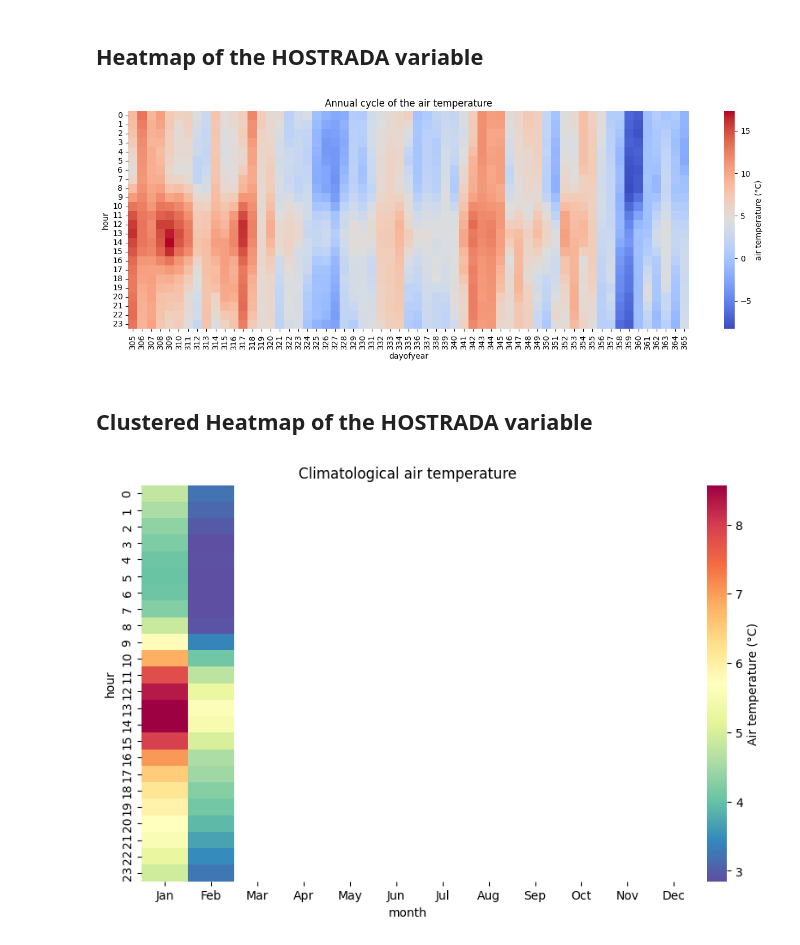
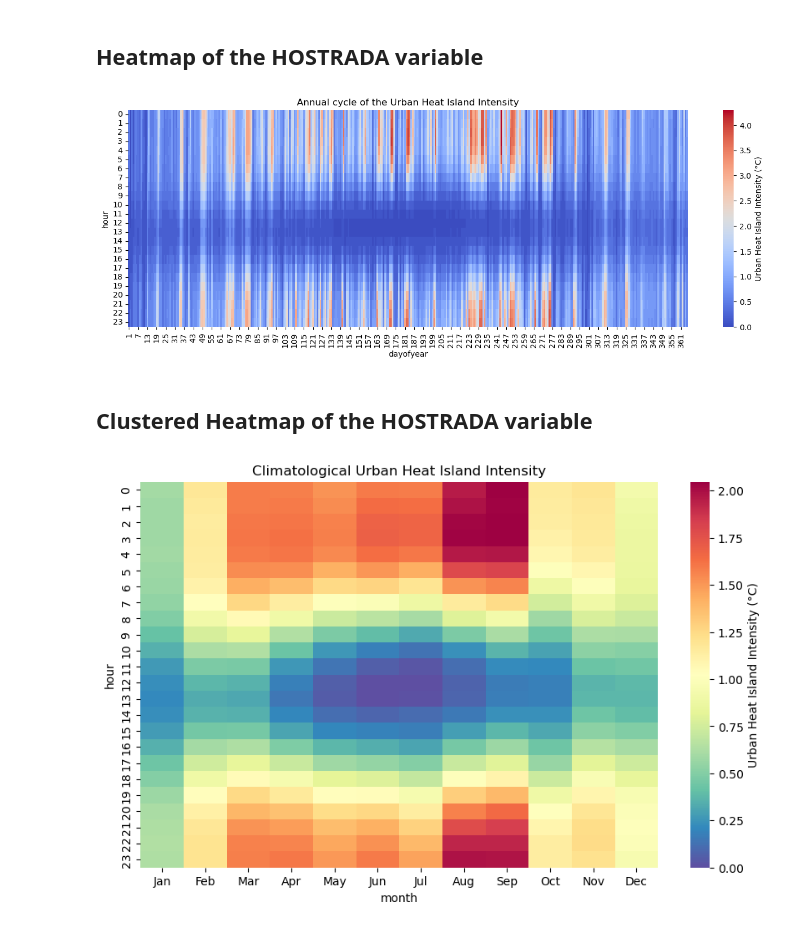
Before and after one commit to UdK-VPT/hostrada4py, a Jupyter notebook: hostradaPoint.ipynb, the cells around one changed output. Saved outputs shown, nothing was run; the diff lists cells and outputs as text; code cells hidden in the pictures.

```diff
--- a/hostradaPoint.ipynb
+++ b/hostradaPoint.ipynb
@@ -9,10 +9,10 @@ import seaborn as sns
 
 from hostrada4py import hostradaPoint as hp
 
-HOSTRADA_VAR = "tas" # outside air temperature
-#HOSTRADA_VAR = "sfcWinds" # wind speed
-#HOSTRADA_VAR = "sfcWindd" # wind direction
-#HOSTRADA_VAR = "uhi" # Urban Heat Island Intensity
+#HOSTRADA_VAR = "tas" # outside air temperature
+#HOSTRADA_VAR = "sfcWind" # wind speed
+#HOSTRADA_VAR = "sfcWind_direction" # wind direction
+HOSTRADA_VAR = "uhi" # Urban Heat Island Intensity
 #HOSTRADA_VAR = "rsds" # global radiation
 #HOSTRADA_VAR = "clt" # cloud cover
 #HOSTRADA_VAR = "hurs" # relative humidity
@@ -72,9 +84,9 @@ if HOSTRADA_VAR == "tas":
     title = "Air temperature in °C"
 elif HOSTRADA_VAR == "uhi":
     title = "Urban Heat Island Intensity in °C"
-elif HOSTRADA_VAR == "sfcWinds":
+elif HOSTRADA_VAR == "sfcWind":
     title = "Wind speed in m/s"
-elif HOSTRADA_VAR == "sfcWindd":
+elif HOSTRADA_VAR == "sfcWind_direction":
     title = "Wind direction in degree"
 elif HOSTRADA_VAR == "rsds":
     title = "Global radiation in W/m2"
@@ -113,9 +125,9 @@ if HOSTRADA_VAR == "tas":
     title = "Monthly mean air temperature in °C"
 elif HOSTRADA_VAR == "uhi":
     title = "Monthly mean Urban Heat Island Intensity in °C"
-elif HOSTRADA_VAR == "sfcWinds":
+elif HOSTRADA_VAR == "sfcWind":
     title = "Monthly mean wind speed in m/s"
-elif HOSTRADA_VAR == "sfcWindd":
+elif HOSTRADA_VAR == "sfcWind_direction":
     title = "Monthly mean wind direction in degree"
 elif HOSTRADA_VAR == "rsds":
     title = "Monthly mean global radiotion in W/m2"
@@ -151,9 +163,9 @@ if HOSTRADA_VAR == "tas":
     lable = "air temperature (°C)"
 elif HOSTRADA_VAR == "uhi":
     lable = "Urban Heat Island Intensity (°C)"
-elif HOSTRADA_VAR == "sfcWinds":
+elif HOSTRADA_VAR == "sfcWind":
     lable = "wind speed (m/s)"
-elif HOSTRADA_VAR == "sfcWindd":
+elif HOSTRADA_VAR == "sfcWind_direction":
     lable = "wind direction (degree)"
 elif HOSTRADA_VAR == "rsds":
     lable = "global radiation (W/m2)"
@@ -175,9 +187,9 @@ if HOSTRADA_VAR == "tas":
     title = "Annual cycle of the air temperature"
 elif HOSTRADA_VAR == "uhi":
     title = "Annual cycle of the Urban Heat Island Intensity"
-elif HOSTRADA_VAR == "sfcWinds":
+elif HOSTRADA_VAR == "sfcWind":
     title = "Annual cycle of the wind speed"
-elif HOSTRADA_VAR == "sfcWindd":
+elif HOSTRADA_VAR == "sfcWind_direction":
     title = "Annual cycle of the wind direction"
 elif HOSTRADA_VAR == "rsds":
     title = "Annual cycle of the global radiation"
@@ -193,7 +205,7 @@ else:
 plt.title(title)
 plt.show()
 # %% [output]
-[figure, old version]
+[figure, new version]
 # %% [markdown]
 ## Clustered Heatmap of the HOSTRADA variable
 # %%
@@ -219,9 +231,9 @@ if HOSTRADA_VAR == "tas":
     lable = "Air temperature (°C)"
 elif HOSTRADA_VAR == "uhi":
     lable = "Urban Heat Island Intensity (°C)"
-elif HOSTRADA_VAR == "sfcWinds":
+elif HOSTRADA_VAR == "sfcWind":
     lable = "wind speed (m/s)"
-elif HOSTRADA_VAR == "sfcWindd":
+elif HOSTRADA_VAR == "sfcWind_direction":
     lable = "wind direction (degree)"
 elif HOSTRADA_VAR == "rsda":
     lable = "global radiation (W/m2)"
@@ -235,33 +247,33 @@ else:
     lable = "unknown"
 
 sns.heatmap(
     climatology,
     #cmap="coolwarm",
     cmap="Spectral_r",
     xticklabels=months,
     cbar_kws={"label": lable}
 )
 
 if HOSTRADA_VAR == "tas":
     title = "Climatological air temperature"
 elif HOSTRADA_VAR == "uhi":
     title = "Climatological Urban Heat Island Intensity"
-elif HOSTRADA_VAR == "sfcWinds":
+elif HOSTRADA_VAR == "sfcWind":
     title = "Climatological wind speed"
-elif HOSTRADA_VAR == "sfcWindd":
+elif HOSTRADA_VAR == "sfcWind_direction":
     title = "Climatological wind direction"
 elif HOSTRADA_VAR == "rsds":
     title = "Climatological global radiation"
 elif HOSTRADA_VAR == "clt":
     title = "Climatological cloud cover"
 elif HOSTRADA_VAR == "clt":
     title = "Climatological relative Feuchte"
 elif HOSTRADA_VAR == "tdew":
     title = "Climatological dew point temperature"
 else:
     title = "unknown"
 
 plt.title(title)
 plt.show()
 # %% [output]
-[figure, old version]
+[figure, new version]
```
Also changed, not shown: parts of 3 cells of this notebook, 5 other files.
